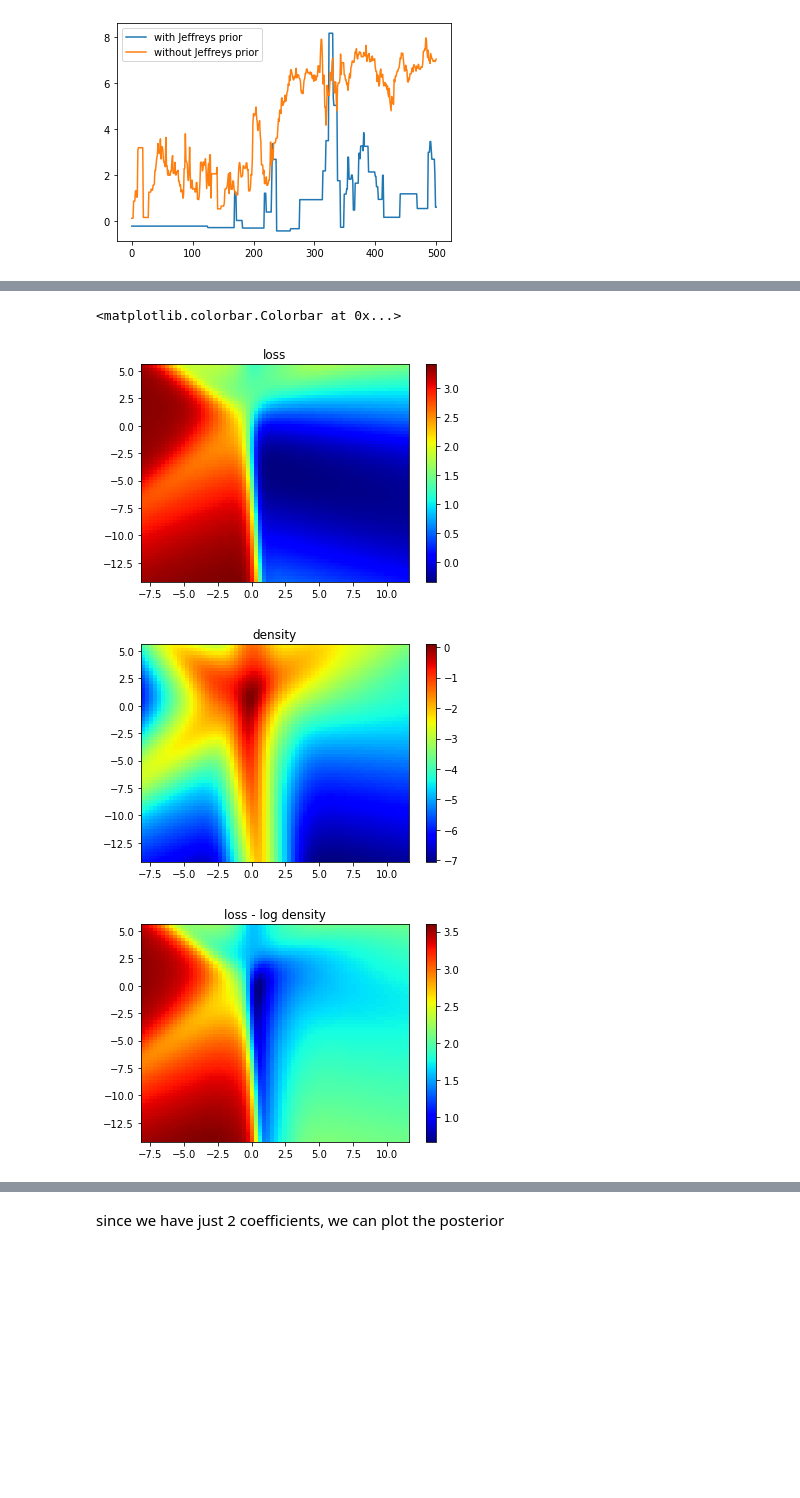
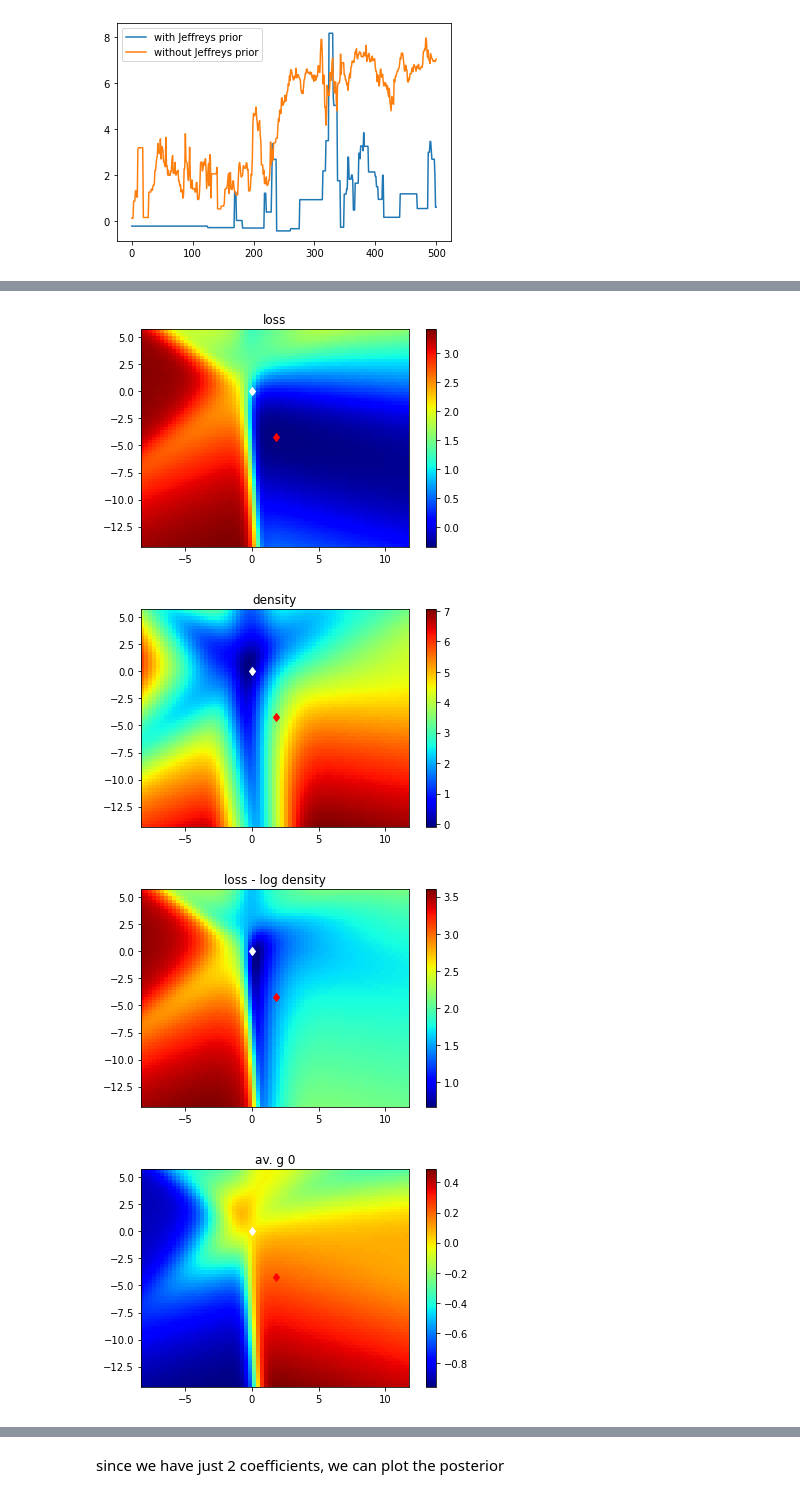
Before and after one commit to IvanGilardoni/Jeffreys_prior, a Jupyter notebook: main2.ipynb, the cells around one changed output, grey strips where cells are left out. Drawn from its saved outputs; the diff is of its cells as text; code cells hidden in the pictures; blank space fills up the shorter version.

```diff
--- a/main2.ipynb
+++ b/main2.ipynb
@@ -444,17 +420,17 @@ WARNING: you are using normalized observables!
 # %%
-for i in range(8):
+for i in range(6):
 
     plt.plot(sampling_J[0][:, i], '-', label='with Jeffreys prior')
     # plt.plot(sampling_noJ[0][:, i], '-', label='without Jeffreys prior')
     # plt.legend()
 
-plt.savefig('../Figures/lambdas_J.pdf', format="pdf", bbox_inches="tight")
+# plt.savefig('../Figures/lambdas_J.pdf', format="pdf", bbox_inches="tight")
 
 plt.figure()
 
-for i in range(8):
+for i in range(6):
     plt.plot(sampling_noJ[0][:, i], '-', label='without Jeffreys prior')
     # plt.legend()
 
-plt.savefig('../Figures/lambdas_noJ.pdf', format="pdf", bbox_inches="tight")
+# plt.savefig('../Figures/lambdas_noJ.pdf', format="pdf", bbox_inches="tight")
 # %% [output]
@@ -697,4 +688,4 @@ av. acceptance: with J.0.094; without J.0.74
 # %%
-result = minimizer(data, regularization={'force_field_reg': 'KL divergence'}, beta=0.1)
+result = minimizer(data, regularization={'force_field_reg': 'KL divergence'}, beta=1)
 # %% [output]
 New evaluation:
@@ -727,17 +790,24 @@ pars1 = np.arange(pars[0] - deltap, pars[0] + deltap, 0.3)
 pars2 = np.arange(pars[1] - deltap, pars[1] + deltap, 0.3)
 
 loss = {}
+av_g = {}
+reg_ff = {}
 density = {}
 
 for p1 in pars1:
     print(p1)
 
     loss[p1] = {}
+    av_g[p1] = {}
+    reg_ff[p1] = {}
     density[p1] = {}
 
     for p2 in pars2:
         out = loss_function(np.array([p1, p2]), data, regularization={'force_field_reg': 'KL divergence'}, beta=0.1, if_save=True)
 
         loss[p1][p2] = out.loss
+        av_g[p1][p2] = unwrap_2dict(out.av_g)[0]
+        reg_ff[p1][p2] = out.reg_ff['AAAA']
+
         density[p1][p2] = local_density((fun_forces, np.array([p1, p2]), data.mol[name_mol].f, data.mol[name_mol].g), out.weights_new[name_mol])
 # %% [output]
@@ -761,23 +831,43 @@ for p1 in pars1:
+# %%
+flatten = lambda my_dict : np.array([[my_dict[l1][l2] for l1 in pars1] for l2 in pars2])
+
+loss = flatten(loss)
+density = np.array([[density[l1][l2][0] for l1 in pars1] for l2 in pars2])
+
+av_g = flatten(av_g)
 # %%
-# loss = np.array([[loss[l1][l2] for l1 in pars1] for l2 in pars2])
-# density = np.array([[density[l1][l2][0] for l1 in pars1] for l2 in pars2])
+matplotlib.rcParams['pcolor.shading'] = 'auto'
 
 plt.figure()
 plt.title('loss')
-plt.pcolormesh(pars1, pars2, np.log(loss), cmap='jet')
+plt.pcolormesh(pars1, pars2, np.log(loss), cmap='jet')  # , vmax=.0)
 plt.colorbar()
+plt.plot(pars[0], pars[1], 'dr')
+plt.plot(0, 0, 'dw')
 
 plt.figure()
 plt.title('density')
 plt.pcolormesh(pars1, pars2, -np.log(density), cmap='jet')
 plt.colorbar()
+plt.plot(pars[0], pars[1], 'dr')
+plt.plot(0, 0, 'dw')
 
 plt.figure()
 plt.title('loss - log density')
 plt.pcolormesh(pars1, pars2, np.log(loss - np.log(density)), cmap='jet')
 plt.colorbar()
+plt.plot(pars[0], pars[1], 'dr')
+plt.plot(0, 0, 'dw')
+
+for i in range(6):
+    plt.figure()
+    plt.title('av. g %i' % i)
+    plt.pcolormesh(pars1, pars2, av_g[:, :, i], cmap='jet')
+    plt.colorbar()
+    plt.plot(pars[0], pars[1], 'dr')
+    plt.plot(0, 0, 'dw')
 # %% [output]
-<matplotlib.colorbar.Colorbar at 0x...>
-[figure, old version]
+[figure, new version]
-[figure, old version]
+[figure, new version]
-[figure, old version]
+[figure, new version]
+[figure, added]
```
Also changed, not shown: parts of 55 cells of this notebook, 8 other files.
